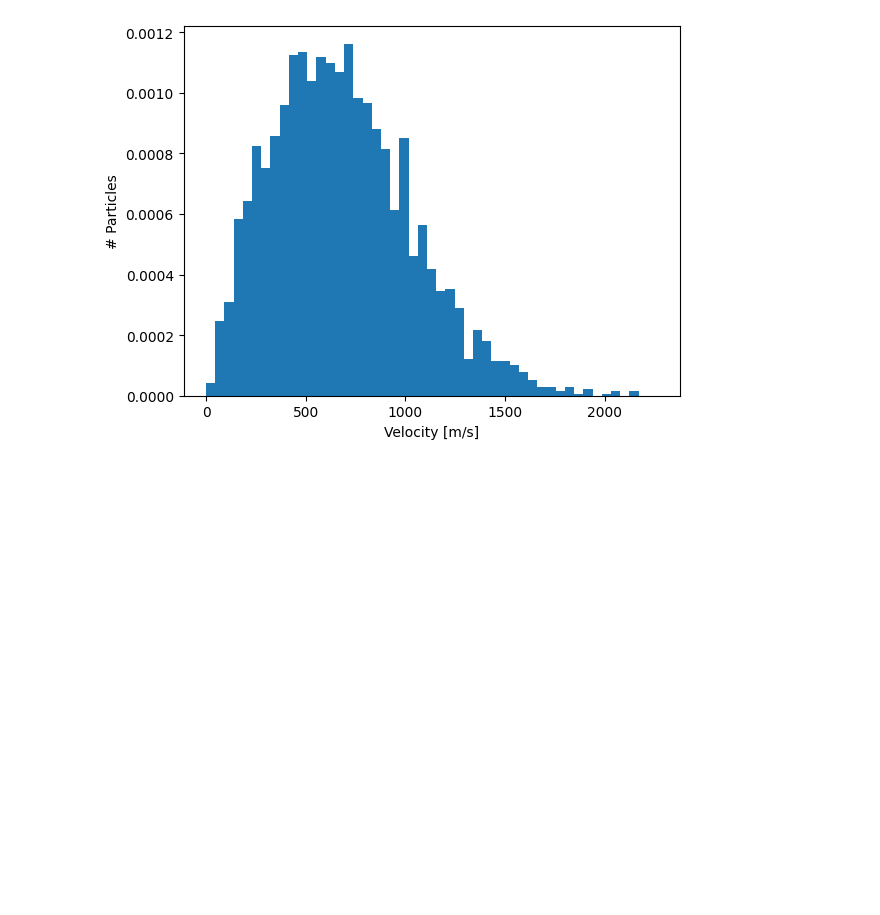
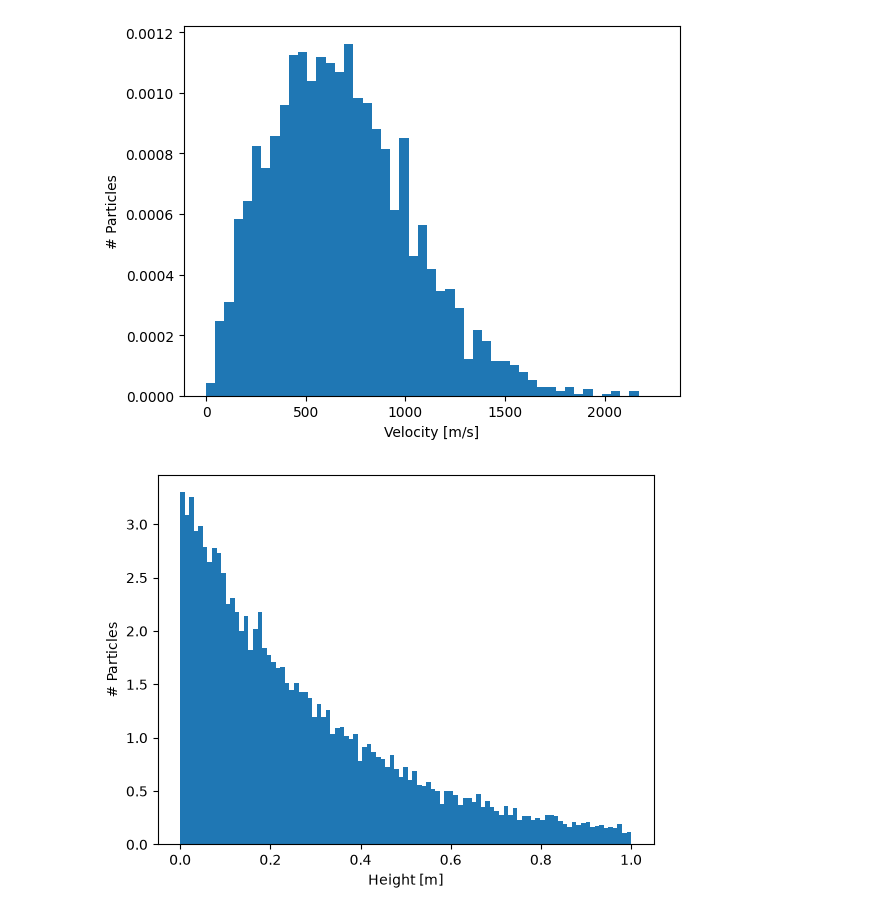
Before and after one commit to HasanHelal429/Physics-Simulation, a Jupyter notebook: Thermodynamics/Ideal_Gas/Ideal_Gas_Gravity.ipynb, the cells around one changed output. Drawn from its saved outputs; the diff is of its cells as text; code cells hidden in the pictures; blank space fills up the shorter version.

```diff
--- a/Thermodynamics/Ideal_Gas/Ideal_Gas_Gravity.ipynb
+++ b/Thermodynamics/Ideal_Gas/Ideal_Gas_Gravity.ipynb
@@ -69,3 +69,13 @@ fig.savefig(os.path.join(MEDIA, "gravity_final_speed_hist.png"), dpi=150, bbox_i
 plt.show()
 # %% [output]
 [figure]
+# %%
+final_ys = rs[-1, 1].cpu()
+bins = np.linspace(0, 1, 100)
+fig, ax = plt.subplots()
+ax.hist(final_ys, bins=bins, density=True)
+ax.set_xlabel('Height [m]')
+ax.set_ylabel('# Particles')
+fig.savefig(os.path.join(MEDIA, "gravity_final_height_hist.png"), dpi=150, bbox_inches='tight')
+# %% [output]
+[figure, added]
```
Also changed, not shown: parts of 2 cells of this notebook, 17 other files.
